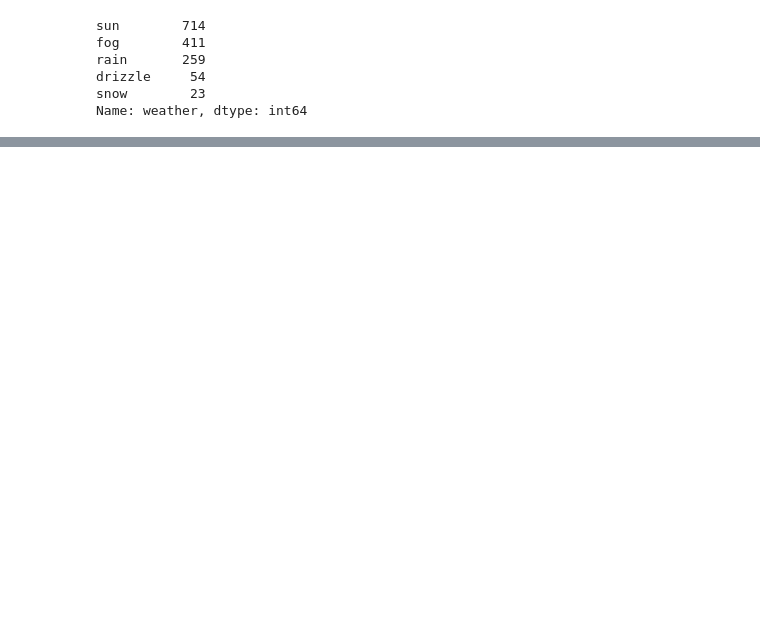
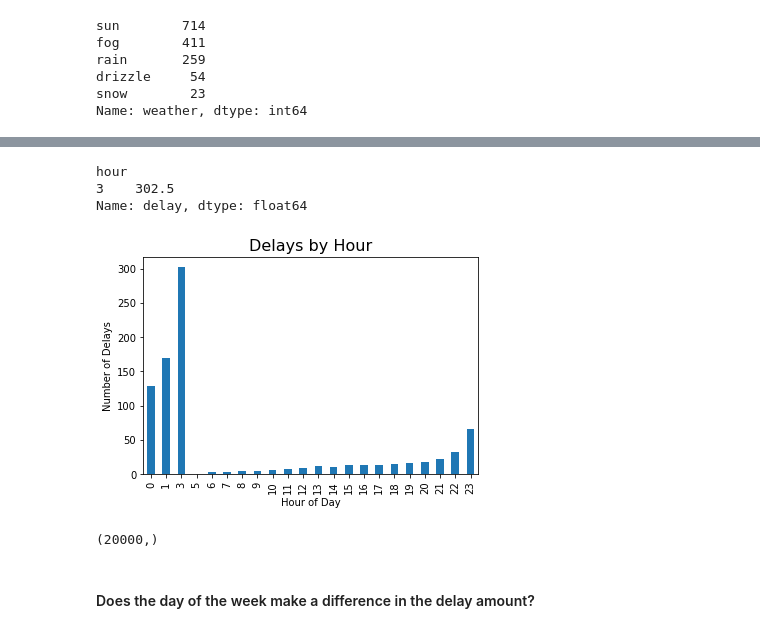
Before and after one commit to lukewbecker/time-series-exercises, a Jupyter notebook: time_series_manipulation.ipynb, the cells around one changed output, grey strips where cells are left out. Saved outputs shown, nothing was run; the diff lists cells and outputs as text; code cells hidden in the pictures; blank space fills up the shorter version.

```diff
--- a/time_series_manipulation.ipynb
+++ b/time_series_manipulation.ipynb
@@ -463,0 +573,2 @@ Name: weather, dtype: int64
+# %%
+delay_df = delay_df.set_index('date').sort_index()
@@ -463,0 +609,5 @@ Name: weather, dtype: int64
+# %%
+# This is reason #56,521 why I love python/pandas... doing what .clip does would've taken ages in Excel...
+
+delay_df['delay'] = delay_df['delay'].clip(lower = 0)
+delay_df.head()
@@ -463,0 +636,3 @@ Name: weather, dtype: int64
+# %%
+delay_df['hour'] = delay_df.index.hour
+delay_df.head()
@@ -463,0 +647,26 @@ Name: weather, dtype: int64
+# %%
+delay_df.groupby('hour').delay.mean().sort_values(ascending = False).head(1)
+# %% [output]
+hour
+3    302.5
+Name: delay, dtype: float64
+# %%
+delay_hour = delay_df.groupby('hour').delay.mean()
+# %%
+# Do a barplot?
+
+delay_hour.plot.bar()
+plt.title("Delays by Hour", fontsize = 16)
+plt.xlabel("Hour of Day")
+plt.ylabel("Number of Delays")
+plt.show()
+# %% [output]
+[figure, added]
+# %%
+# I don't have to use the .dt accessor if I'm trying to reference an index that *is already* a
+
+delay_df.index.hour.shape
+# %% [output]
+(20000,)
+# %% [markdown]
+#### Does the day of the week make a difference in the delay amount?
```
Also changed, not shown: parts of 47 cells of this notebook.
